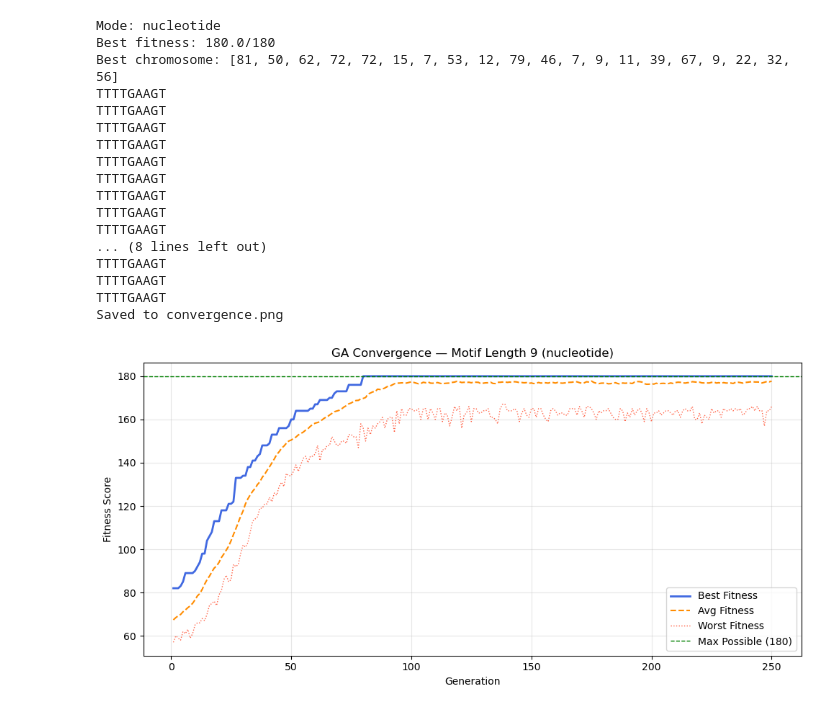
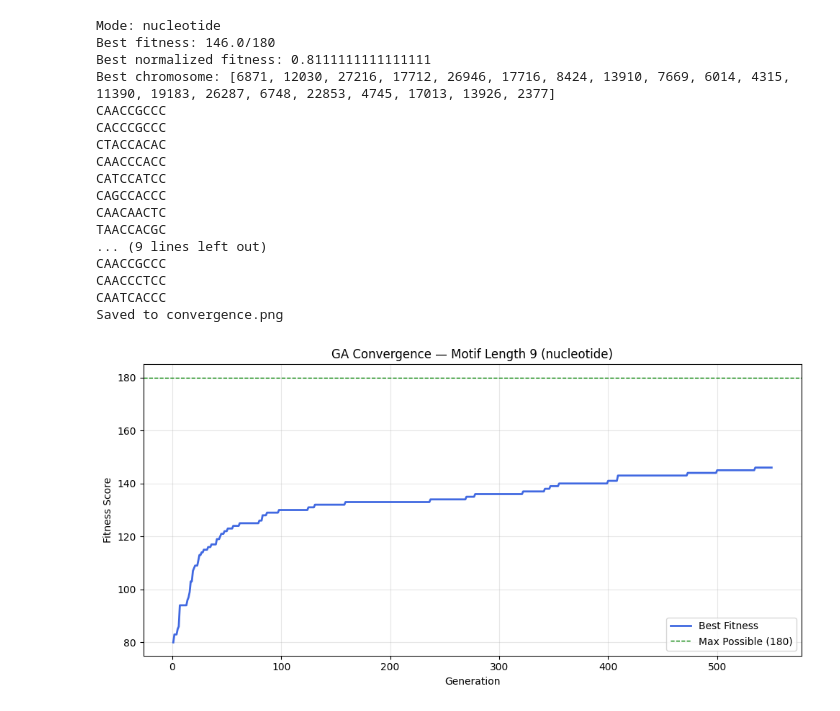
Before and after one commit to gujuk3/bioinf_motif, a Jupyter notebook: proper_ga.ipynb, the cells around one changed output. Saved outputs shown, nothing was run; the diff lists cells and outputs as text; code cells hidden in the pictures.

```diff
--- a/proper_ga.ipynb
+++ b/proper_ga.ipynb
@@ -27,6 +27,11 @@ PHYSICOCHEMICAL_GROUPS = {
     "Y": "polar",    "N": "polar",    "Q": "polar",
     "D": "acidic",   "E": "acidic",
     "K": "basic",    "R": "basic",    "H": "basic",
+}
+
+HBOND_GROUPS = {
+    "A": 2, "T": 2,
+    "G": 3, "C": 3,
 }
 
 def translate_motif(motif):
@@ -74,6 +79,17 @@ def compute_fitness_physicochemical(chromosome, sequences, motif_length):
         score += max(counts.values())
     return score
 
+def compute_fitness_hbond(chromosome, sequences, motif_length):
+    motifs = [seq[pos: pos + motif_length] for seq, pos in zip(sequences, chromosome)]
+    score = 0
+    for col in range(motif_length):
+        counts = {}
+        for motif in motifs:
+            group = HBOND_GROUPS.get(motif[col], -1)
+            counts[group] = counts.get(group, 0) + 1
+        score += max(counts.values())
+    return score
+
 def compute_fitness(chromosome, sequences, motif_length):
     if FITNESS_MODE == "nucleotide":
         return compute_fitness_nucleotide(chromosome, sequences, motif_length)
@@ -81,8 +97,10 @@ def compute_fitness(chromosome, sequences, motif_length):
         return compute_fitness_aminoacid(chromosome, sequences, motif_length)
     elif FITNESS_MODE == "physicochemical":
         return compute_fitness_physicochemical(chromosome, sequences, motif_length)
+    elif FITNESS_MODE == "hbond":
+        return compute_fitness_hbond(chromosome, sequences, motif_length)
     else:
-        raise ValueError(f"Unknown FITNESS_MODE: '{FITNESS_MODE}'. Choose from: 'nucleotide', 'aminoacid', 'physicochemical'.")
+        raise ValueError(f"Unknown FITNESS_MODE: '{FITNESS_MODE}'. Choose from: 'nucleotide', 'aminoacid', 'physicochemical', 'hbond'.")
 # %%
 import random
 random.seed(42)
@@ -138,6 +156,7 @@ def run_ga_with_history(population, sequences, motif_length, num_generations, to
     for gen in range(num_generations):
         fitnesses = [compute_fitness(individual, sequences, motif_length) for individual in population]
 
+        # Track stats before selection
         history["best"].append(max(fitnesses))
         history["avg"].append(sum(fitnesses) / len(fitnesses))
         history["worst"].append(min(fitnesses))
@@ -168,7 +187,7 @@ def run_ga_with_history(population, sequences, motif_length, num_generations, to
 
 
 def plot_convergence(history, motif_length, num_generations, sequences, fitness_mode, save_path=None):
-    if fitness_mode == "nucleotide":
+    if fitness_mode in ("nucleotide", "hbond"):
         max_possible = motif_length * len(sequences)
     else:  # aminoacid or physicochemical
         max_possible = (motif_length // 3) * len(sequences)
@@ -177,8 +196,6 @@ def plot_convergence(history, motif_length, num_generations, sequences, fitness_
 
     plt.figure(figsize=(10, 5))
     plt.plot(generations, history["best"],  label="Best Fitness",  color="royalblue",  linewidth=2)
-    plt.plot(generations, history["avg"],   label="Avg Fitness",   color="darkorange", linewidth=1.5, linestyle="--")
-    plt.plot(generations, history["worst"], label="Worst Fitness", color="tomato",     linewidth=1,   linestyle=":")
 
     plt.axhline(y=max_possible, color="green", linestyle="--", linewidth=1, label=f"Max Possible ({max_possible})")
 
@@ -195,56 +212,56 @@ def plot_convergence(history, motif_length, num_generations, sequences, fitness_
 
     plt.show()
 # %%
-sequences = read_txt_and_return_lines("9_char_seq.txt")
+sequences = read_txt_and_return_lines("full_char_seq.txt")
 
 POP_SIZE = 300
-NUM_GENERATIONS = 250
-TOURNAMENT_SIZE = 2
+NUM_GENERATIONS = 550
+TOURNAMENT_SIZE = 3
 MUTATION_RATE = 0.3
 ELITE_COUNT = 2
 MOTIF_LENGTH = 9
-FITNESS_MODE = "nucleotide" # "nucleotide" | "aminoacid" | "physicochemical"
+FITNESS_MODE = "nucleotide" # "nucleotide" | "aminoacid" | "physicochemical" | "hbond"
 
 if MOTIF_LENGTH % 3 != 0:
     raise ValueError(f"MOTIF_LENGTH must be divisible by 3. Got {MOTIF_LENGTH}.")
-
 
 population = initialize_population(POP_SIZE, sequences, MOTIF_LENGTH)
 best_chromosome, best_fitness, history = run_ga_with_history(
     population, sequences, MOTIF_LENGTH, NUM_GENERATIONS,
     TOURNAMENT_SIZE, MUTATION_RATE, ELITE_COUNT
 )
 
-if FITNESS_MODE == "nucleotide":
+if FITNESS_MODE in ("nucleotide", "hbond"):
     max_possible = MOTIF_LENGTH * len(sequences)
 else:
     max_possible = (MOTIF_LENGTH // 3) * len(sequences)
 
 print(f"Mode: {FITNESS_MODE}")
 print(f"Best fitness: {best_fitness}/{max_possible}")
+print(f"Best normalized fitness: {best_fitness/max_possible}")
 print(f"Best chromosome: {best_chromosome}")
 
 best_motifs = [seq[pos: pos + MOTIF_LENGTH] for seq, pos in zip(sequences, best_chromosome)]
 for motif in best_motifs:
     print(motif)
 
 plot_convergence(history, MOTIF_LENGTH, NUM_GENERATIONS, sequences, FITNESS_MODE, save_path="convergence.png")
 # %% [output]
 Mode: nucleotide
-Best fitness: 180.0/180
-Best chromosome: [81, 50, 62, 72, 72, 15, 7, 53, 12, 79, 46, 7, 9, 11, 39, 67, 9, 22, 32, 56]
-TTTTGAAGT
-TTTTGAAGT
-TTTTGAAGT
-TTTTGAAGT
-TTTTGAAGT
-TTTTGAAGT
-TTTTGAAGT
-TTTTGAAGT
-TTTTGAAGT
-... (8 lines left out)
-TTTTGAAGT
-TTTTGAAGT
-TTTTGAAGT
+Best fitness: 146.0/180
+Best normalized fitness: 0.8111111111111111
+Best chromosome: [6871, 12030, 27216, 17712, 26946, 17716, 8424, 13910, 7669, 6014, 4315, 11390, 19183, 26287, 6748, 22853, 4745, 17013, 13926, 2377]
+CAACCGCCC
+CACCCGCCC
+CTACCACAC
+CAACCCACC
+CATCCATCC
+CAGCCACCC
+CAACAACTC
+TAACCACGC
+... (9 lines left out)
+CAACCGCCC
+CAACCCTCC
+CAATCACCC
 Saved to convergence.png
-[figure, old version]
+[figure, new version]
```
Also changed, not shown: 1 other file.
